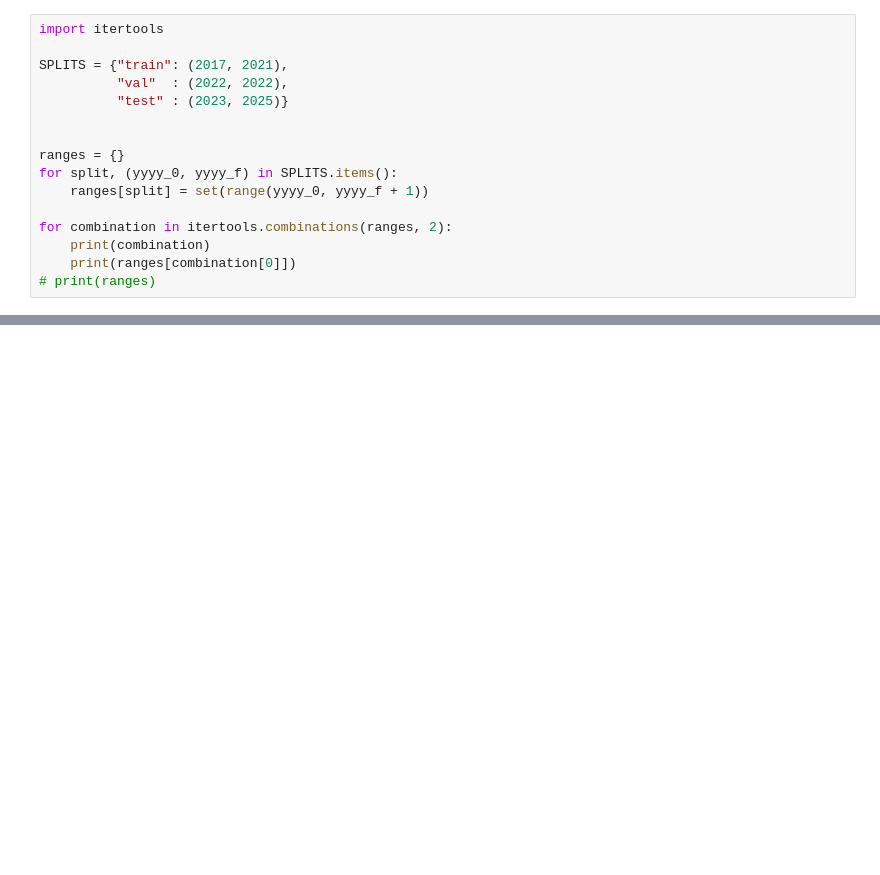
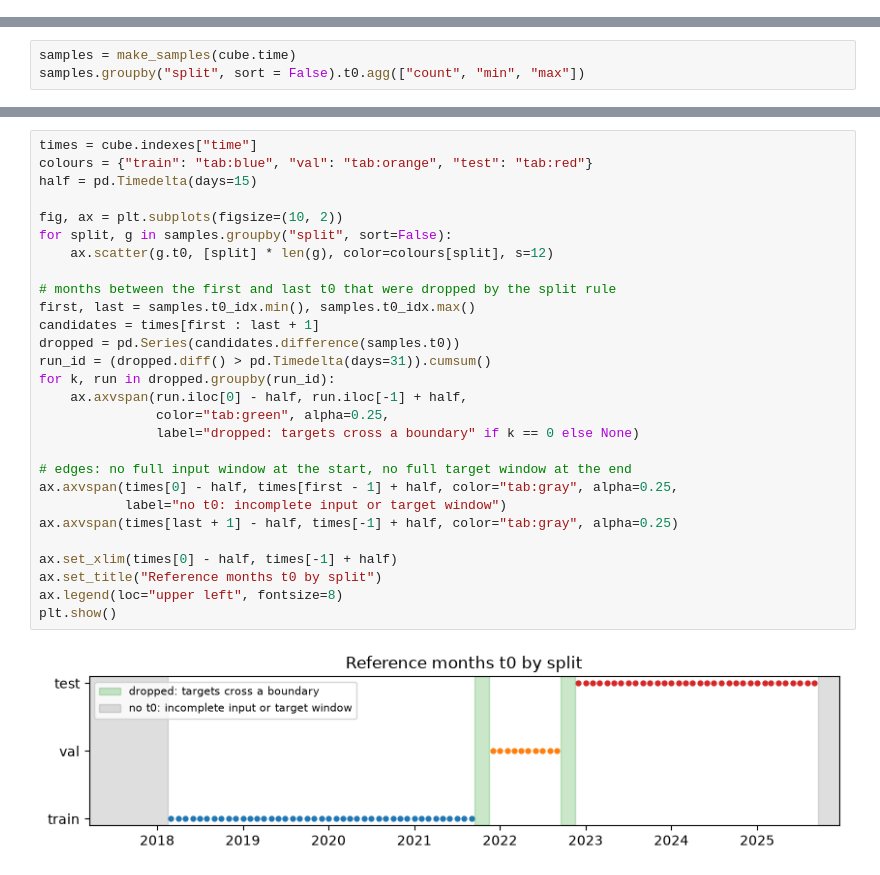
Before and after one commit to davidcirauqui/drought_forecast, a Jupyter notebook: notebooks/03_dataset_splits.ipynb, the cells around one changed output, grey strips where cells are left out. Cells and saved outputs as stored; diff of their text form; blank space fills up the shorter version.

Commit message:
notebook with time split and land mask, and small correction

```diff
--- a/notebooks/03_dataset_splits.ipynb
+++ b/notebooks/03_dataset_splits.ipynb
@@ -32,16 +47,0 @@ samples
-# %%
-import itertools
-
-SPLITS = {"train": (2017, 2021),
-          "val"  : (2022, 2022),
-          "test" : (2023, 2025)}
-
-
-ranges = {}
-for split, (yyyy_0, yyyy_f) in SPLITS.items():
-    ranges[split] = set(range(yyyy_0, yyyy_f + 1))
-
-for combination in itertools.combinations(ranges, 2):
-    print(combination)
-    print(ranges[combination[0]])
-# print(ranges)
@@ -54,0 +52,3 @@ for combination in itertools.combinations(ranges, 2):
+# %%
+samples = make_samples(cube.time)
+samples.groupby("split", sort = False).t0.agg(["count", "min", "max"])
@@ -54,0 +70,30 @@ for combination in itertools.combinations(ranges, 2):
+# %%
+times = cube.indexes["time"]
+colours = {"train": "tab:blue", "val": "tab:orange", "test": "tab:red"}
+half = pd.Timedelta(days=15)
+
+fig, ax = plt.subplots(figsize=(10, 2))
+for split, g in samples.groupby("split", sort=False):
+    ax.scatter(g.t0, [split] * len(g), color=colours[split], s=12)
+
+# months between the first and last t0 that were dropped by the split rule
+first, last = samples.t0_idx.min(), samples.t0_idx.max()
+candidates = times[first : last + 1]
+dropped = pd.Series(candidates.difference(samples.t0))
+run_id = (dropped.diff() > pd.Timedelta(days=31)).cumsum()
+for k, run in dropped.groupby(run_id):
+    ax.axvspan(run.iloc[0] - half, run.iloc[-1] + half,
+               color="tab:green", alpha=0.25,
+               label="dropped: targets cross a boundary" if k == 0 else None)
+
+# edges: no full input window at the start, no full target window at the end
+ax.axvspan(times[0] - half, times[first - 1] + half, color="tab:gray", alpha=0.25,
+           label="no t0: incomplete input or target window")
+ax.axvspan(times[last + 1] - half, times[-1] + half, color="tab:gray", alpha=0.25)
+
+ax.set_xlim(times[0] - half, times[-1] + half)
+ax.set_title("Reference months t0 by split")
+ax.legend(loc="upper left", fontsize=8)
+plt.show()
+# %% [output]
+[figure, added]
```
Also changed, not shown: parts of 11 cells of this notebook, 1 other file.
